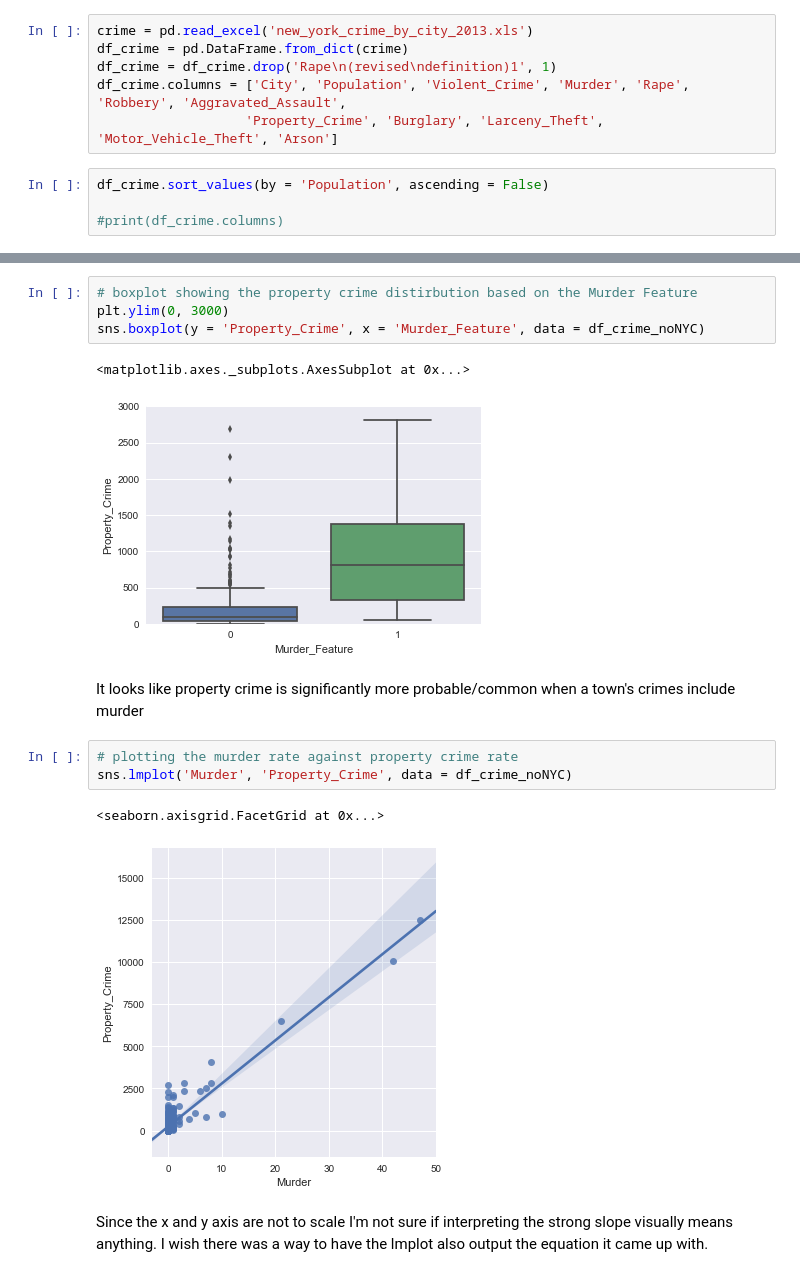
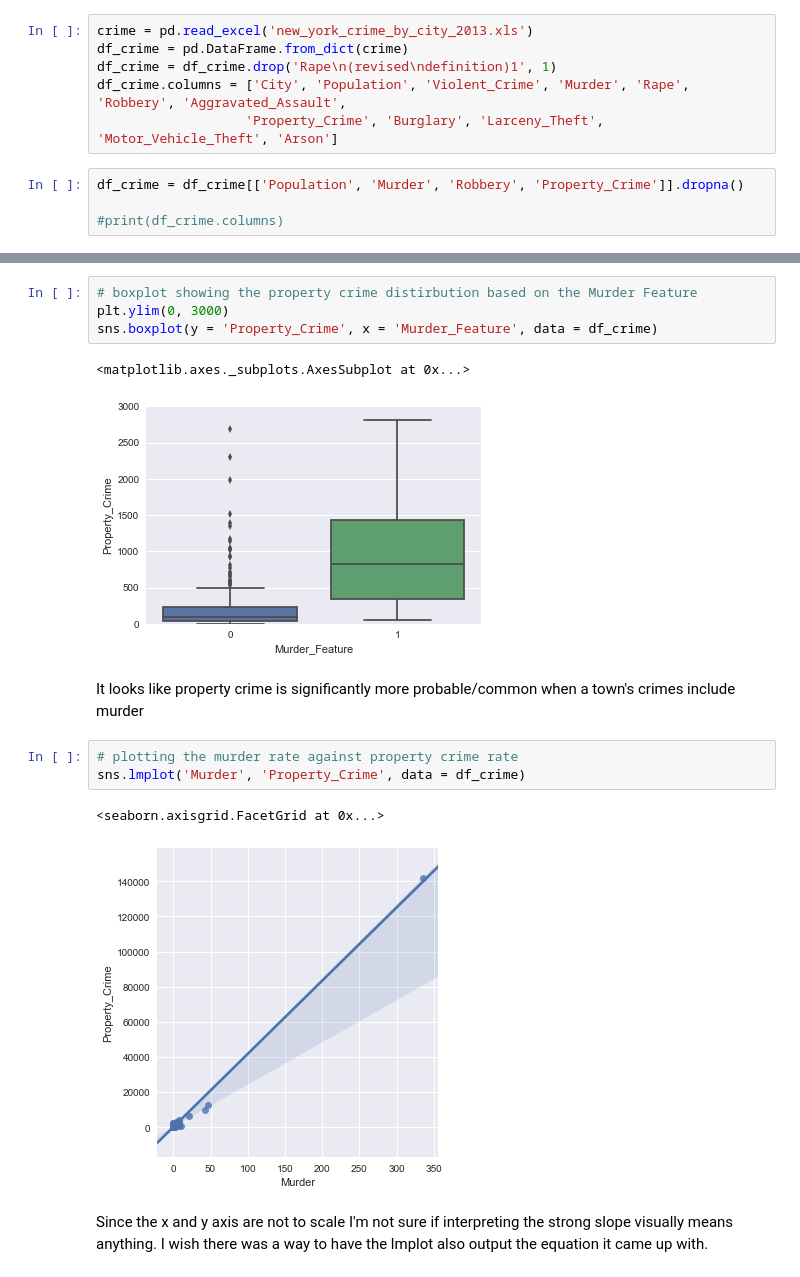
Before and after one commit to Kstengy/DataScience-Projects, a Jupyter notebook: Linear Regression work.ipynb, the cells around one changed output, grey strips where cells are left out. Cells and saved outputs as stored; diff of their text form.

```diff
--- a/Linear Regression work.ipynb
+++ b/Linear Regression work.ipynb
@@ -13,6 +14,6 @@ df_crime = df_crime.drop('Rape\n(revised\ndefinition)1', 1)
 df_crime.columns = ['City', 'Population', 'Violent_Crime', 'Murder', 'Rape', 'Robbery', 'Aggravated_Assault',
                    'Property_Crime', 'Burglary', 'Larceny_Theft', 'Motor_Vehicle_Theft', 'Arson']
 # %%
-df_crime.sort_values(by = 'Population', ascending = False)
+df_crime = df_crime[['Population', 'Murder', 'Robbery', 'Property_Crime']].dropna()
 
 #print(df_crime.columns)
@@ -84,18 +65,18 @@ df_crime.head()
 # %%
 # boxplot showing the property crime distirbution based on the Murder Feature
 plt.ylim(0, 3000)
-sns.boxplot(y = 'Property_Crime', x = 'Murder_Feature', data = df_crime_noNYC)
+sns.boxplot(y = 'Property_Crime', x = 'Murder_Feature', data = df_crime)
 # %% [output]
 <matplotlib.axes._subplots.AxesSubplot at 0x...>
-[figure, old version]
+[figure, new version]
 # %% [markdown]
 It looks like property crime is significantly more probable/common when a town's crimes include murder
 # %%
 # plotting the murder rate against property crime rate
-sns.lmplot('Murder', 'Property_Crime', data = df_crime_noNYC)
+sns.lmplot('Murder', 'Property_Crime', data = df_crime)
 # %% [output]
 <seaborn.axisgrid.FacetGrid at 0x...>
-[figure, old version]
+[figure, new version]
 # %% [markdown]
 Since the x and y axis are not to scale I'm not sure if interpreting the strong slope visually means anything. I wish there was a way to have the lmplot also output the equation it came up with.
 # %%
```
Also changed, not shown: parts of 16 cells of this notebook.
